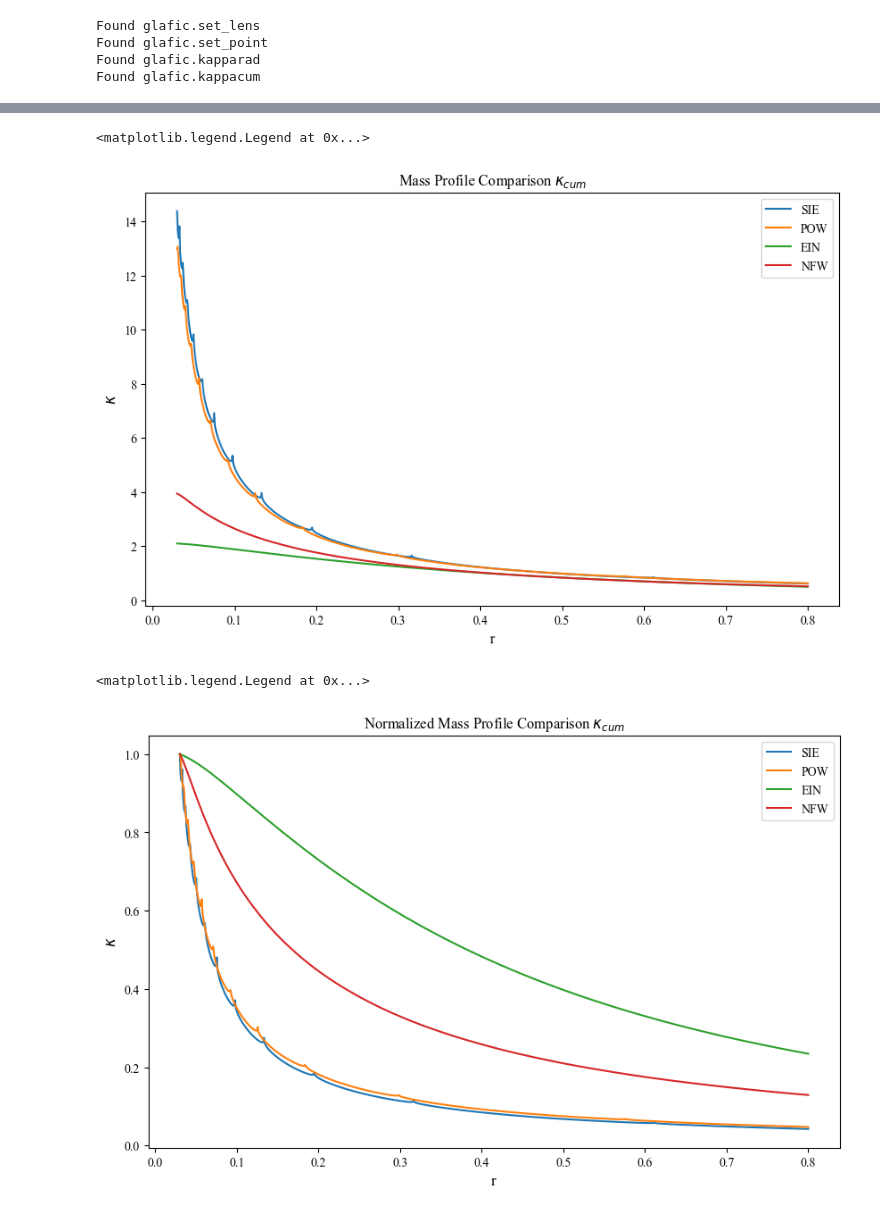
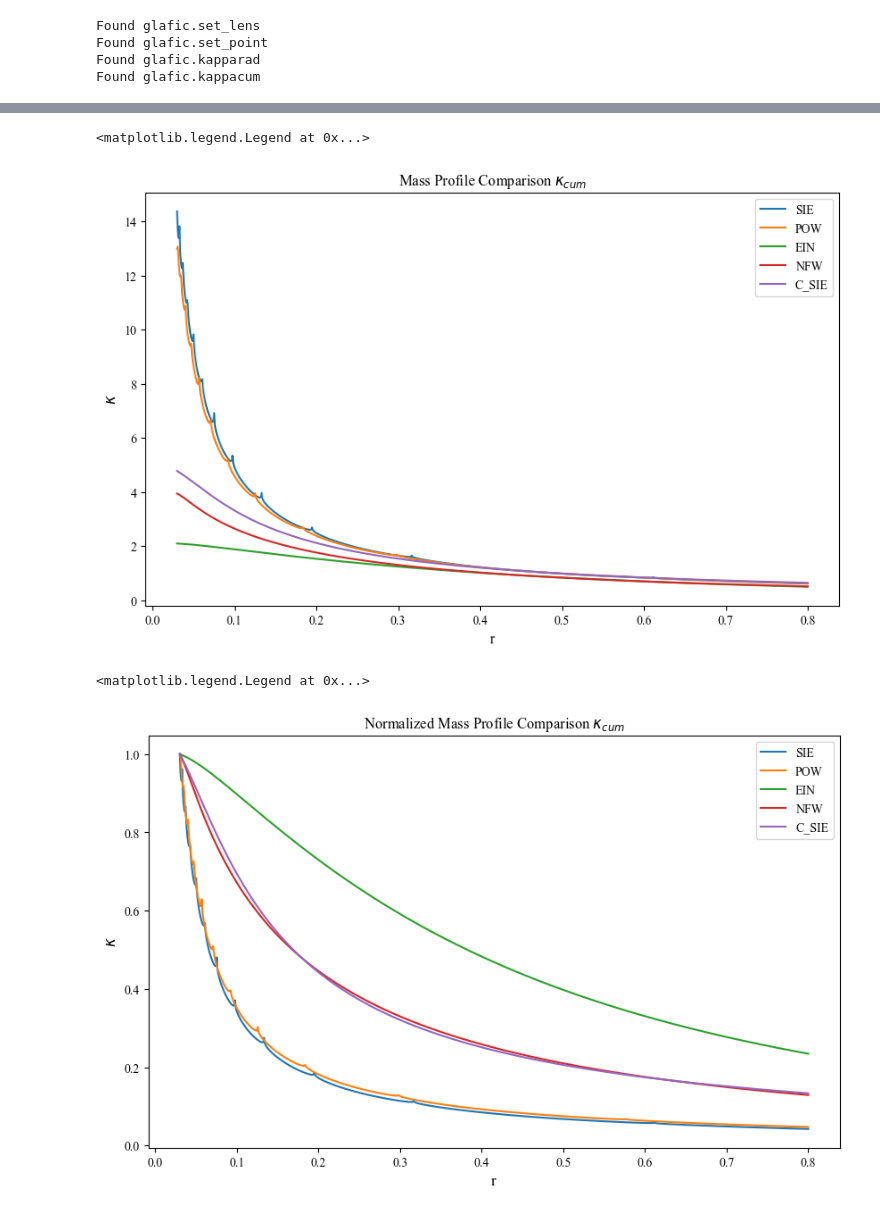
Before and after one commit to romms921/IllustrisTNG-Lens-Modelling, a Jupyter notebook: mass_profile.ipynb, the cells around one changed output, grey strips where cells are left out. Saved outputs shown, nothing was run; the diff lists cells and outputs as text; code cells hidden in the pictures.

```diff
--- a/mass_profile.ipynb
+++ b/mass_profile.ipynb
@@ -273,40 +297,45 @@ sie = pd.read_csv('SIE/SIE_POS_kapcum.dat', sep=' ', header=None, names=columns)
 pow = pd.read_csv('POW/POW_POS_kapcum.dat', sep=' ', header=None, names=columns)
 ein = pd.read_csv('EIN/EIN_POS_kapcum.dat', sep=' ', header=None, names=columns)
 nfw = pd.read_csv('NFW/NFW_POS_kapcum.dat', sep=' ', header=None, names=columns)
+c_sie = pd.read_csv('C_SIE/C_SIE_POS_kapcum.dat', sep=' ', header=None, names=columns)
 
 plt.figure(figsize=(10, 6))
 plt.plot(sie['r'], sie['kappa'], label='SIE')
 plt.plot(pow['r'], pow['kappa'], label='POW')
 plt.plot(ein['r'], ein['kappa'], label='EIN')
 plt.plot(nfw['r'], nfw['kappa'], label='NFW')
+plt.plot(c_sie['r'], c_sie['kappa'], label='C_SIE')
 plt.xlabel('r', fontsize=12)
 plt.ylabel('$\kappa$', fontsize=12)
 plt.title('Mass Profile Comparison $\kappa_{cum}$')
 plt.legend()
 # %% [output]
 <matplotlib.legend.Legend at 0x...>
-[figure, old version]
+[figure, new version]
 # %%
 # Normalized Kappa Rad
 sie_max = max(sie['kappa'])
 pow_max = max(pow['kappa'])
 ein_max = max(ein['kappa'])
 nfw_max = max(nfw['kappa'])
+c_sie_max = max(c_sie['kappa'])
 
 sie['kappa'] = sie['kappa']/sie_max
 pow['kappa'] = pow['kappa']/pow_max
 ein['kappa'] = ein['kappa']/ein_max
 nfw['kappa'] = nfw['kappa']/nfw_max
+c_sie['kappa'] = c_sie['kappa']/c_sie_max
 
 plt.figure(figsize=(10, 6))
 plt.plot(sie['r'], sie['kappa'], label='SIE')
 plt.plot(pow['r'], pow['kappa'], label='POW')
 plt.plot(ein['r'], ein['kappa'], label='EIN')
 plt.plot(nfw['r'], nfw['kappa'], label='NFW')
+plt.plot(c_sie['r'], c_sie['kappa'], label='C_SIE')
 plt.xlabel('r', fontsize=12)
 plt.ylabel('$\kappa$', fontsize=12)
 plt.title('Normalized Mass Profile Comparison $\kappa_{cum}$')
 plt.legend()
 # %% [output]
 <matplotlib.legend.Legend at 0x...>
-[figure, old version]
+[figure, new version]
```
Also changed, not shown: parts of 8 cells of this notebook, 1 other file.
